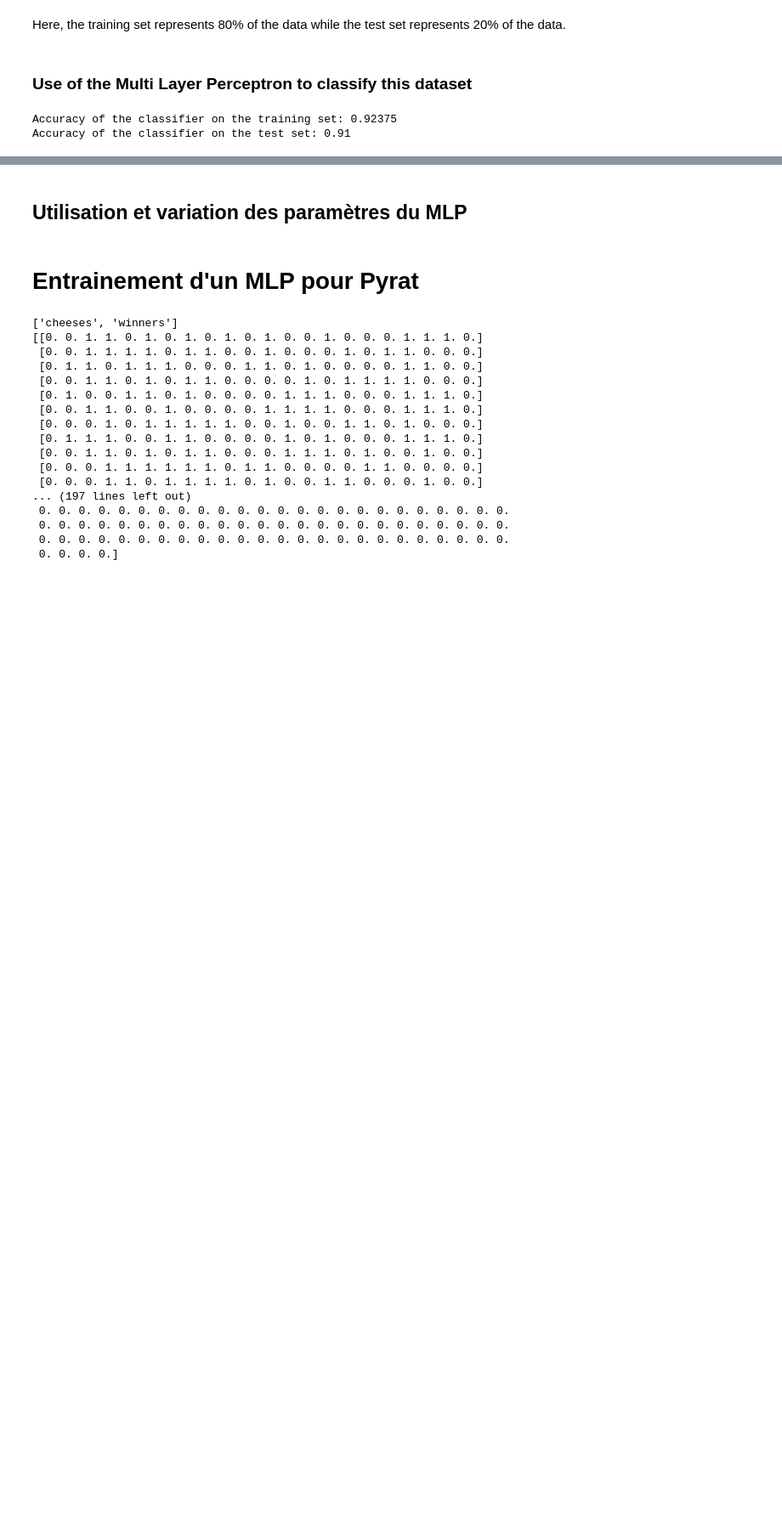
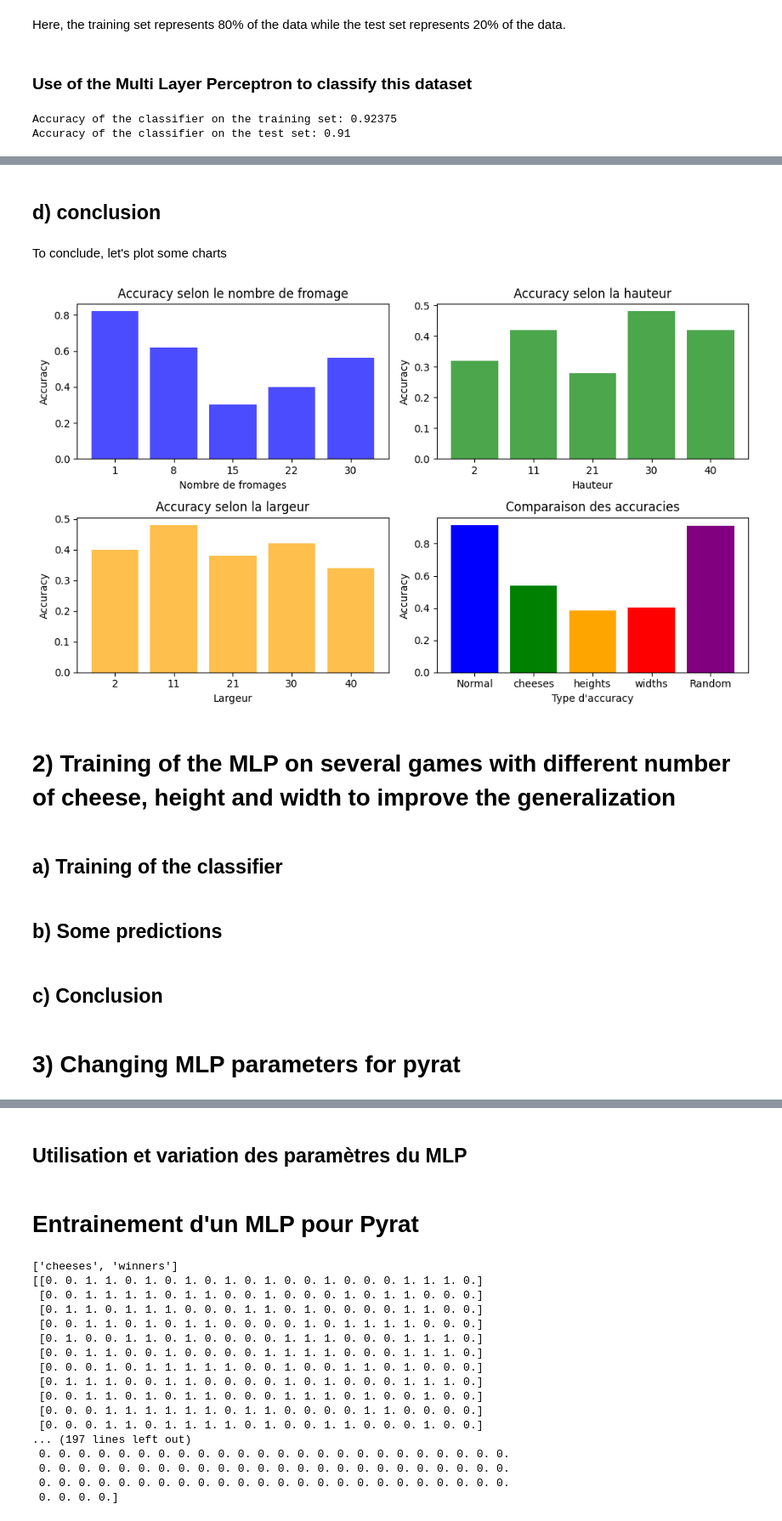
Before and after one commit to Gregsai/introduction-to-ai, a Jupyter notebook: session2/lab/Lab_2_Multi_Layer_Perceptron.ipynb, the cells around one changed output, grey strips where cells are left out. Shown at 85% size. Saved outputs shown, nothing was run; the diff lists cells and outputs as text; code cells hidden in the pictures; blank space fills up the shorter version.

```diff
--- a/session2/lab/Lab_2_Multi_Layer_Perceptron.ipynb
+++ b/session2/lab/Lab_2_Multi_Layer_Perceptron.ipynb
@@ -93,0 +140,4 @@ Accuracy of the classifier on the test set: 0.91
+# %%
+# transformation of the vectors into a matrix
+new_shape = (500, 5, 7)
+X = X.reshape(new_shape)
@@ -93,0 +206,3 @@ Accuracy of the classifier on the test set: 0.91
+# %%
+# Split dataset in train and test set
+X_train, X_test, Y_train, Y_test = train_test_split(flat_vector, Y, test_size=0.2, random_state=0)
@@ -93,0 +241,12 @@ Accuracy of the classifier on the test set: 0.91
+# %%
+# Variable definitions
+same_configuration_accuracy = 0
+
+# Open file(s)
+dataset_folder = "../../DATASETS_SUPERVISED_LEARNING/NORMAL/"
+file_path = f"{dataset_folder}/normal.npz"
+if os.path.exists(file_path):
+    file = np.load(file_path)
+    X_formatted,Y_formatted = get_data_ready_to_be_predicted(file, 5,7)
+    same_configuration_accuracy = classifier.score(X_formatted, Y_formatted)
+    print(f"Accuracy of the classifier on the same configuration: {same_configuration_accuracy}")
@@ -93,0 +456,61 @@ Accuracy of the classifier on the test set: 0.91
+# %% [markdown]
+## d) conclusion
+# %% [markdown]
+To conclude, let's plot some charts
+# %%
+import matplotlib.pyplot as plt
+import numpy as np
+
+# Données d'exemple
+cheese_accuracy_data = [cheese_accuracy_1, cheese_accuracy_8, cheese_accuracy_15, cheese_accuracy_22, cheese_accuracy_30]
+height_accuracy_data = [height_accuracy_2, height_accuracy_11, height_accuracy_21, height_accuracy_30, height_accuracy_40]
+width_accuracy_data = [width_accuracy_2, width_accuracy_11, width_accuracy_21, width_accuracy_30, width_accuracy_40]
+normal_accuracy = same_configuration_accuracy
+random_accuracy = random_accuracy
+
+# Tracer les barres
+plt.figure(figsize=(10, 6))
+
+plt.subplot(2, 2, 1)
+plt.bar(range(len(cheese_accuracy_data)), cheese_accuracy_data, color='blue', alpha=0.7)
+plt.xticks(range(len(cheese_accuracy_data)), ['1', '8', '15', '22', '30'])
+plt.title('Accuracy selon le nombre de fromage')
+plt.xlabel('Nombre de fromages')
+plt.ylabel('Accuracy')
+
+plt.subplot(2, 2, 2)
+plt.bar(range(len(height_accuracy_data)), height_accuracy_data, color='green', alpha=0.7)
+plt.xticks(range(len(height_accuracy_data)), ['2', '11', '21', '30', '40'])
+plt.title('Accuracy selon la hauteur')
+plt.xlabel('Hauteur')
+plt.ylabel('Accuracy')
+
+plt.subplot(2, 2, 3)
+plt.bar(range(len(width_accuracy_data)), width_accuracy_data, color='orange', alpha=0.7)
+plt.xticks(range(len(width_accuracy_data)), ['2', '11', '21', '30', '40'])
+plt.title('Accuracy selon la largeur')
+plt.xlabel('Largeur')
+plt.ylabel('Accuracy')
+
+plt.subplot(2, 2, 4)
+plt.bar(['Normal', 'cheeses', 'heights', 'widths', 'Random'],
+        [normal_accuracy, np.mean(cheese_accuracy_data), np.mean(height_accuracy_data), np.mean(width_accuracy_data), random_accuracy],
+        color=['blue', 'green', 'orange', 'red', 'purple'])
+plt.title('Comparaison des accuracies')
+plt.xlabel('Type d\'accuracy')
+plt.ylabel('Accuracy')
+
+plt.tight_layout()
+plt.show()
+# %% [output]
+[figure, added]
+# %% [markdown]
+# 2) Training of the MLP on several games with different number of cheese, height and width to improve the generalization
+# %% [markdown]
+## a) Training of the classifier
+# %% [markdown]
+## b) Some predictions
+# %% [markdown]
+## c) Conclusion
+# %% [markdown]
+# 3) Changing MLP parameters for pyrat
```
Also changed, not shown: parts of 35 cells of this notebook, 17 other files.
